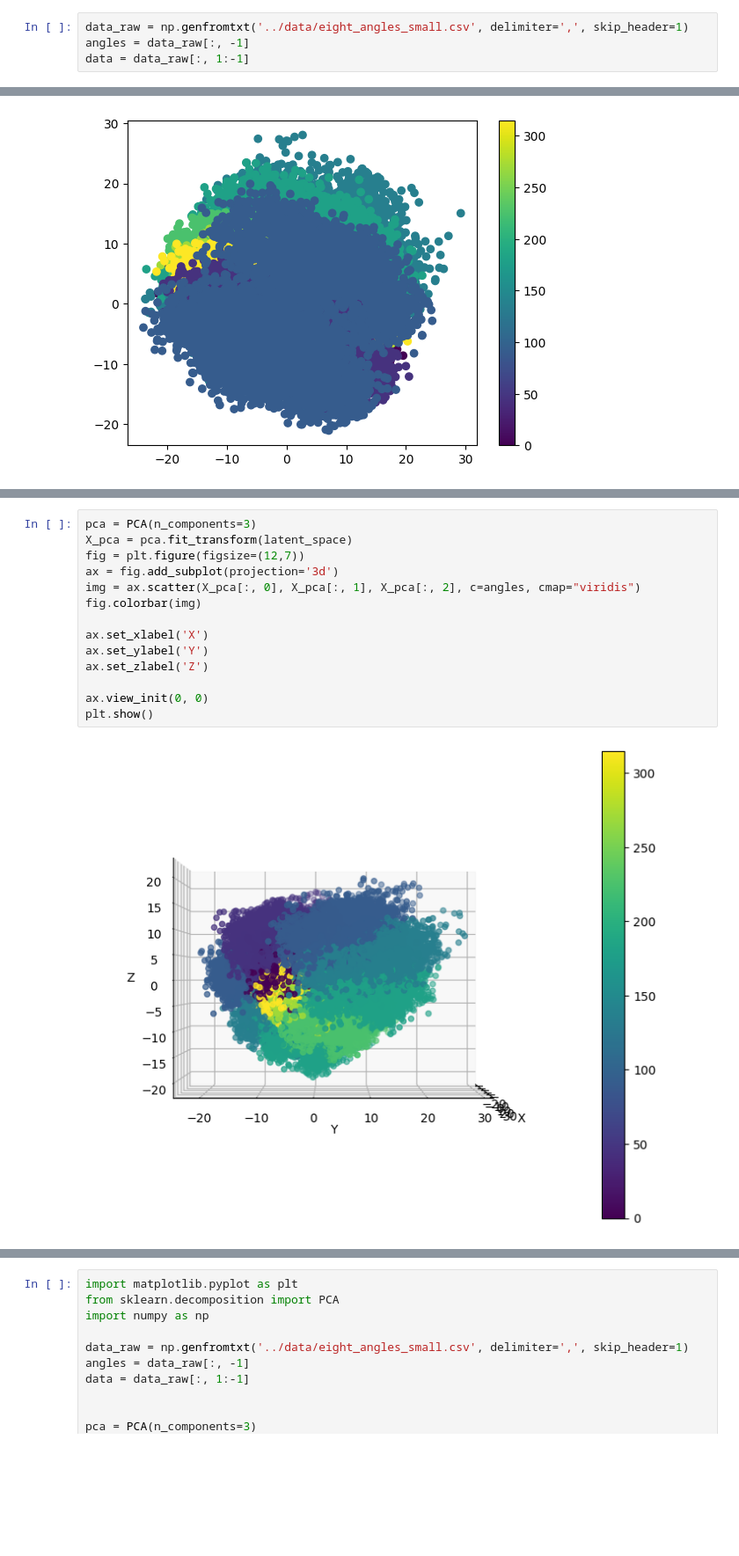
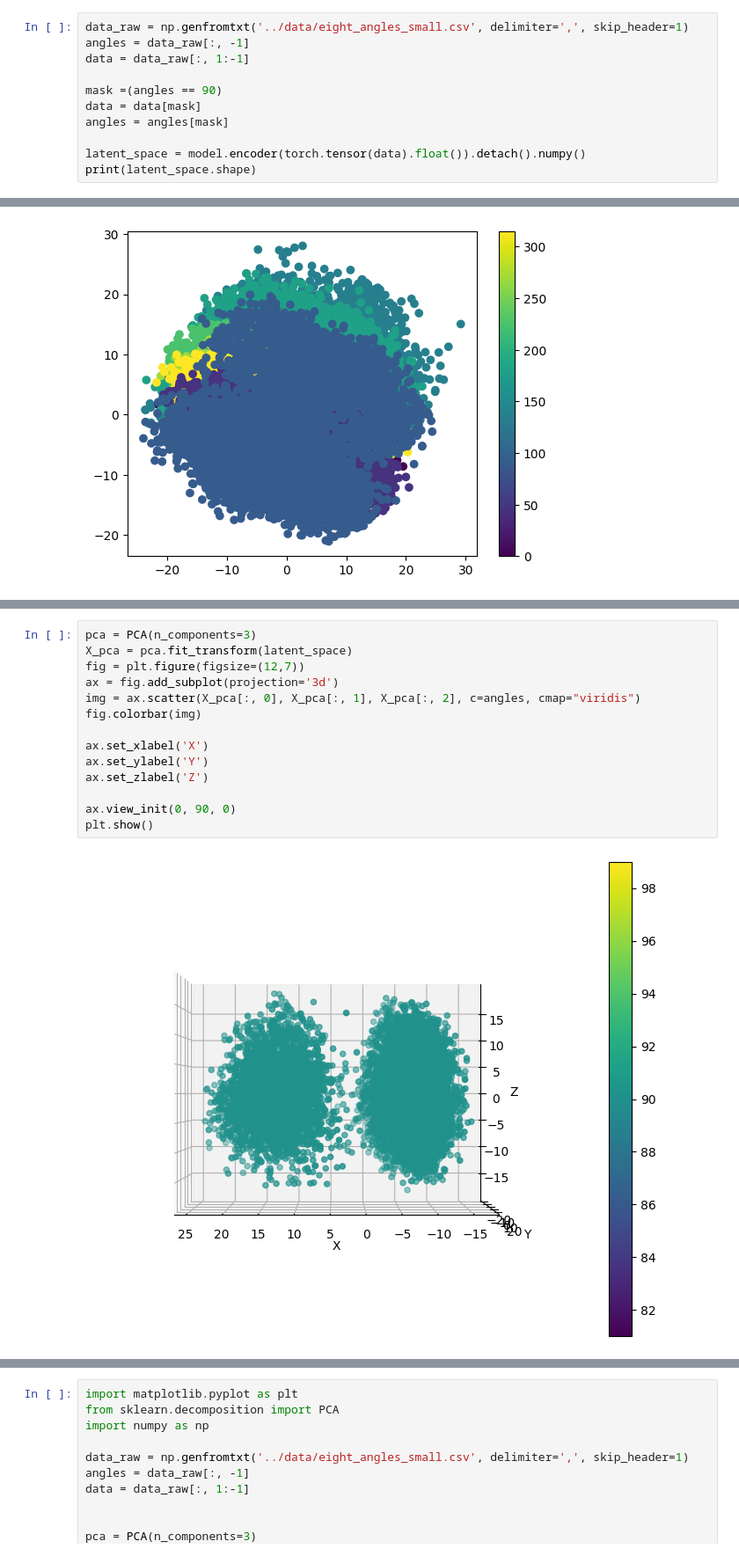
Before and after one commit to IDavron/exploring-neural-networks-weight-space, a Jupyter notebook: notebooks/weight_space.ipynb, the cells around one changed output, grey strips where cells are left out. Shown at 88% size. Drawn from its saved outputs; the diff is of its cells as text; blank space fills up the shorter version.

```diff
--- a/notebooks/weight_space.ipynb
+++ b/notebooks/weight_space.ipynb
@@ -442,3 +413,10 @@ model.load_state_dict(torch.load("../models/autoencoder_small.pth"))
 data_raw = np.genfromtxt('../data/eight_angles_small.csv', delimiter=',', skip_header=1)
 angles = data_raw[:, -1]
 data = data_raw[:, 1:-1]
+
+mask =(angles == 90)
+data = data[mask]
+angles = angles[mask]
+
+latent_space = model.encoder(torch.tensor(data).float()).detach().numpy()
+print(latent_space.shape)
@@ -495,16 +487,16 @@ plt.show()
 # %%
 pca = PCA(n_components=3)
 X_pca = pca.fit_transform(latent_space)
 fig = plt.figure(figsize=(12,7))
 ax = fig.add_subplot(projection='3d')
 img = ax.scatter(X_pca[:, 0], X_pca[:, 1], X_pca[:, 2], c=angles, cmap="viridis")
 fig.colorbar(img)
 
 ax.set_xlabel('X')
 ax.set_ylabel('Y')
 ax.set_zlabel('Z')
 
-ax.view_init(0, 0)
+ax.view_init(0, 90, 0)
 plt.show()
 # %% [output]
-[figure, old version]
+[figure, new version]
```
Also changed, not shown: parts of 29 cells of this notebook, 27 other files.
